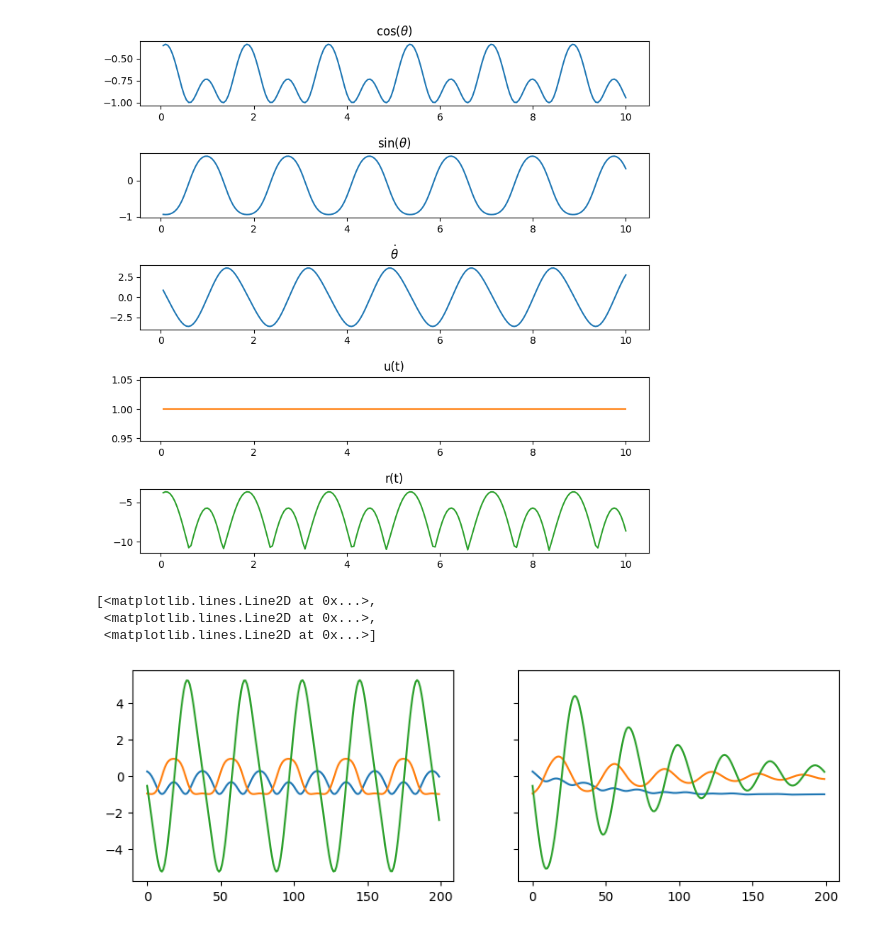
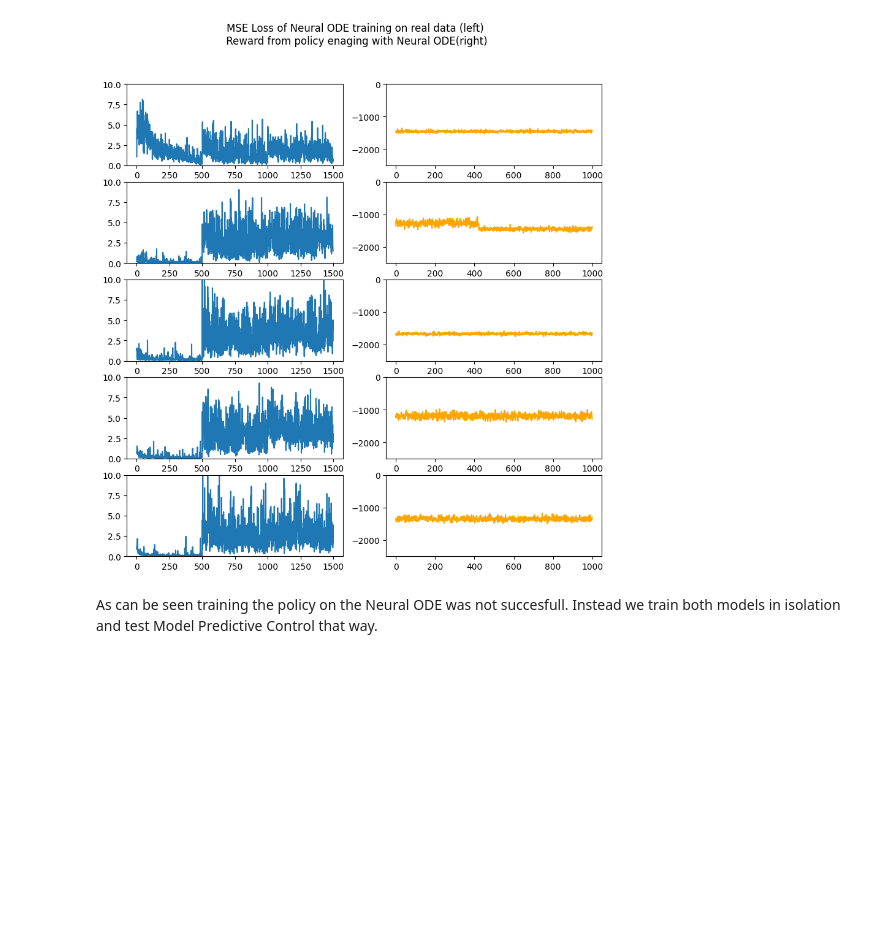
Before and after one commit to M-wag/mpc_pendelum, a Jupyter notebook: _code/mpc.ipynb, the cells around one changed output. Saved outputs shown, nothing was run; the diff lists cells and outputs as text; code cells hidden in the pictures; blank space fills up the shorter version.

```diff
--- a/_code/mpc.ipynb
+++ b/_code/mpc.ipynb
@@ -9,33 +9,7 @@ import matplotlib.pyplot as plt
 
 from reinforce import visualize_trajectory, rollout_parallel
 
-name = 'delta'
-with open(f'../weights/dynamics/{name}.pkl', 'rb') as file:
-    dynamics = dill.load(file)
-with open(f'../weights/policy/{name}.pkl', 'rb') as file:
-    policy = dill.load(file)
+checkpoints = []
+for i in range(0, 5):
+    with open(f'../checkpoints/17:14:38/{i}.pkl', 'rb') as file:
+        checkpoints.append(dill.load(file))
-# %%
-SEED = 0
-key_vis, key_rollout = jr.split(jr.PRNGKey(SEED), 2)
-env, env_params = gymnax.make('Pendulum-v1')
-
-policy_params, policy_static = eqx.partition(policy, eqx.is_inexact_array)
-keys_rollout = jr.split(key_rollout, 2)
-obss, actionss, rewardss, _, _= rollout_parallel(keys_rollout, policy_params, policy_static, env_params)
-ts = jnp.linspace(0, env_params.dt * env_params.max_steps_in_episode, env_params.max_steps_in_episode)
-# Return data
-pred_obss = dynamics(ts, obss[0, 0, :], actionss[0, :])
-
-
-visualize_trajectory(policy, env, env_params, key_vis)
-# %% [output]
-[figure, removed]
-# %%
-fig, axes = plt.subplots(1, 2, figsize=(10, 3), sharey=True)
-axes[0].plot(obss[0])
-axes[1].plot(pred_obss)
-# %% [output]
-[<matplotlib.lines.Line2D at 0x...>,
- <matplotlib.lines.Line2D at 0x...>,
- <matplotlib.lines.Line2D at 0x...>]
-[figure, removed]
@@ -51,0 +16,22 @@ os.mkdir(os.path.dirname(policy_path))
+# %%
+checkpoints[0].keys()
+
+dynamics_losses = [checkpoint['dynamics_losses'] for checkpoint in checkpoints]
+policy_losses = [checkpoint['policy_losses'] for checkpoint in checkpoints]
+dynamicss = [checkpoint['dynamics'] for checkpoint in checkpoints]
+policies = [checkpoint['policy'] for checkpoint in checkpoints]
+
+
+loss_fig, loss_axes = plt.subplots(5, 2, figsize=(10, 10))
+
+loss_fig.suptitle('MSE Loss of Neural ODE training on real data (left) \n Reward from policy enaging with Neural ODE(right) ')
+for ax, dyn_loss, pol_loss in zip(loss_axes, dynamics_losses, policy_losses):
+    ax[0].plot(dyn_loss)
+    ax[0].set_ylim(0, 10)
+
+    ax[1].plot(pol_loss, color='orange')
+    ax[1].set_ylim(-2500, 0)
+# %% [output]
+[figure, added]
+# %% [markdown]
+As can be seen training the policy on the Neural ODE was not succesfull. Instead we train both models in isolation and test Model Predictive Control that way.
```
Also changed, not shown: parts of 6 cells of this notebook, 30 other files.
